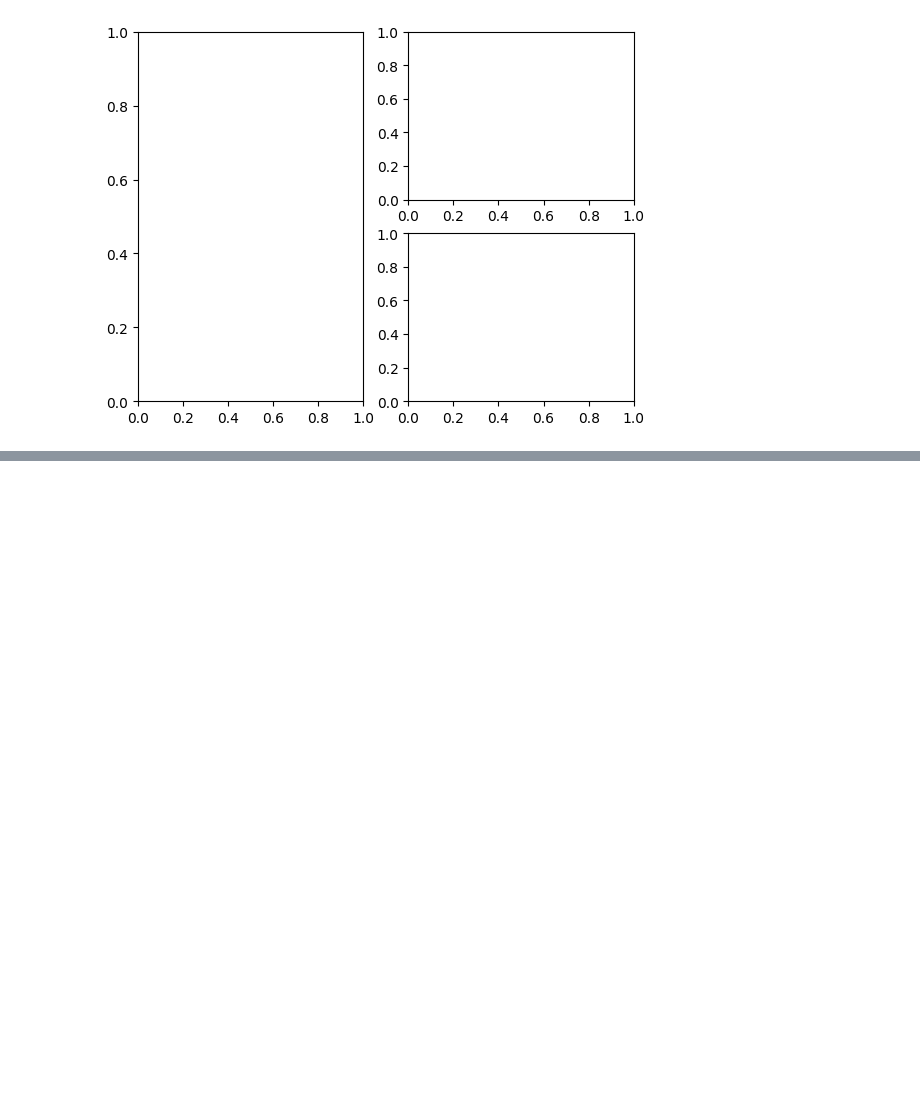
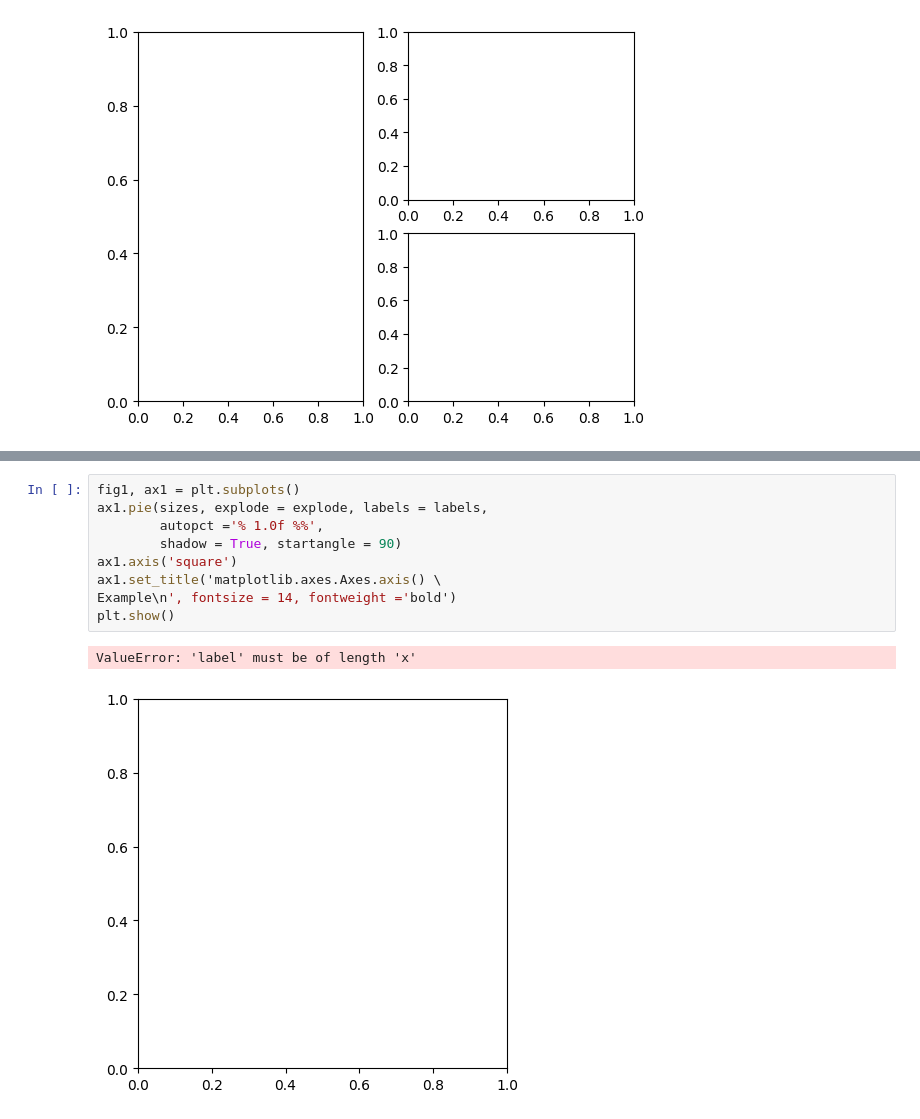
Before and after one commit to Rl5cott/Final_Project, a Jupyter notebook: Popular_dogs.ipynb, the cells around one changed output, grey strips where cells are left out. Saved outputs shown, nothing was run; the diff lists cells and outputs as text; blank space fills up the shorter version.

```diff
--- a/Popular_dogs.ipynb
+++ b/Popular_dogs.ipynb
@@ -138,0 +137,12 @@ TypeError: unhashable type: 'numpy.ndarray'
+# %%
+fig1, ax1 = plt.subplots()
+ax1.pie(sizes, explode = explode, labels = labels,
+        autopct ='% 1.0f %%',
+        shadow = True, startangle = 90)
+ax1.axis('square')
+ax1.set_title('matplotlib.axes.Axes.axis() \
+Example\n', fontsize = 14, fontweight ='bold')
+plt.show()
+# %% [output]
+ValueError: 'label' must be of length 'x'
+[figure, added]
```
Also changed, not shown: parts of 4 cells of this notebook.
